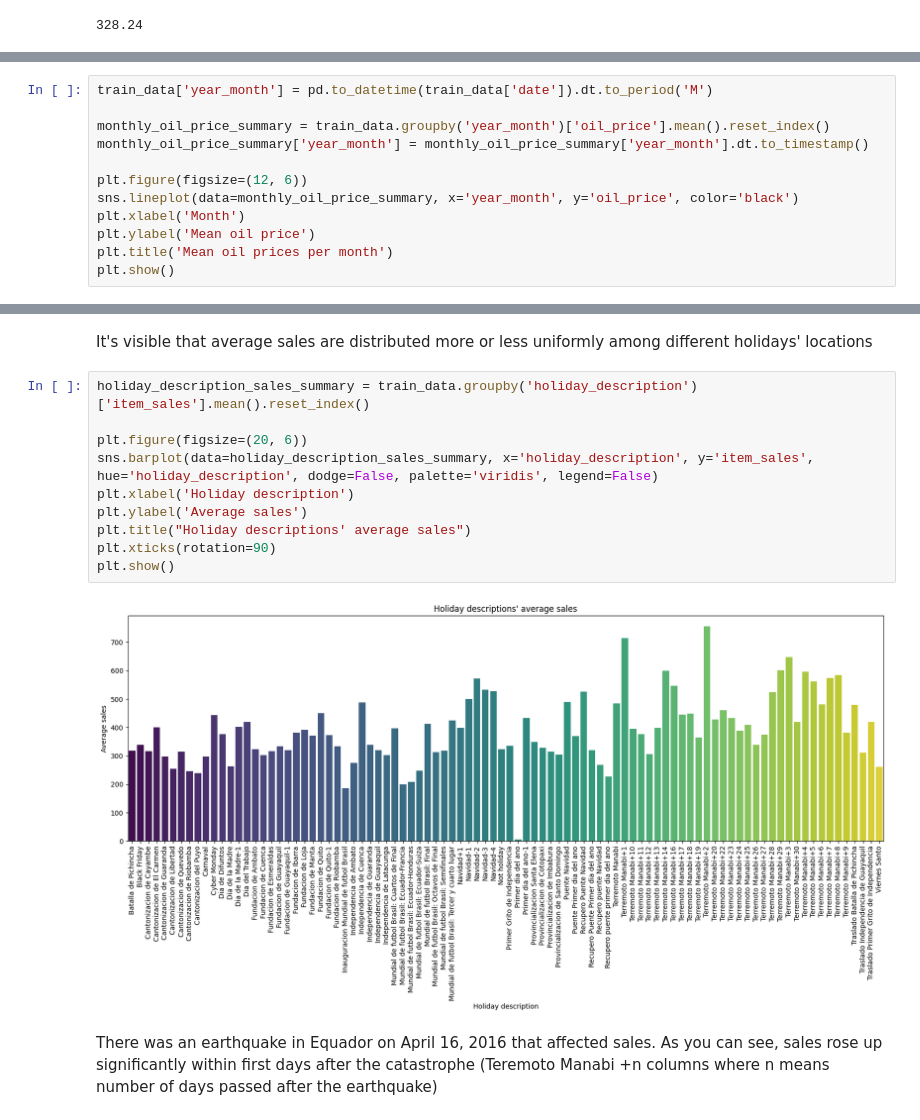
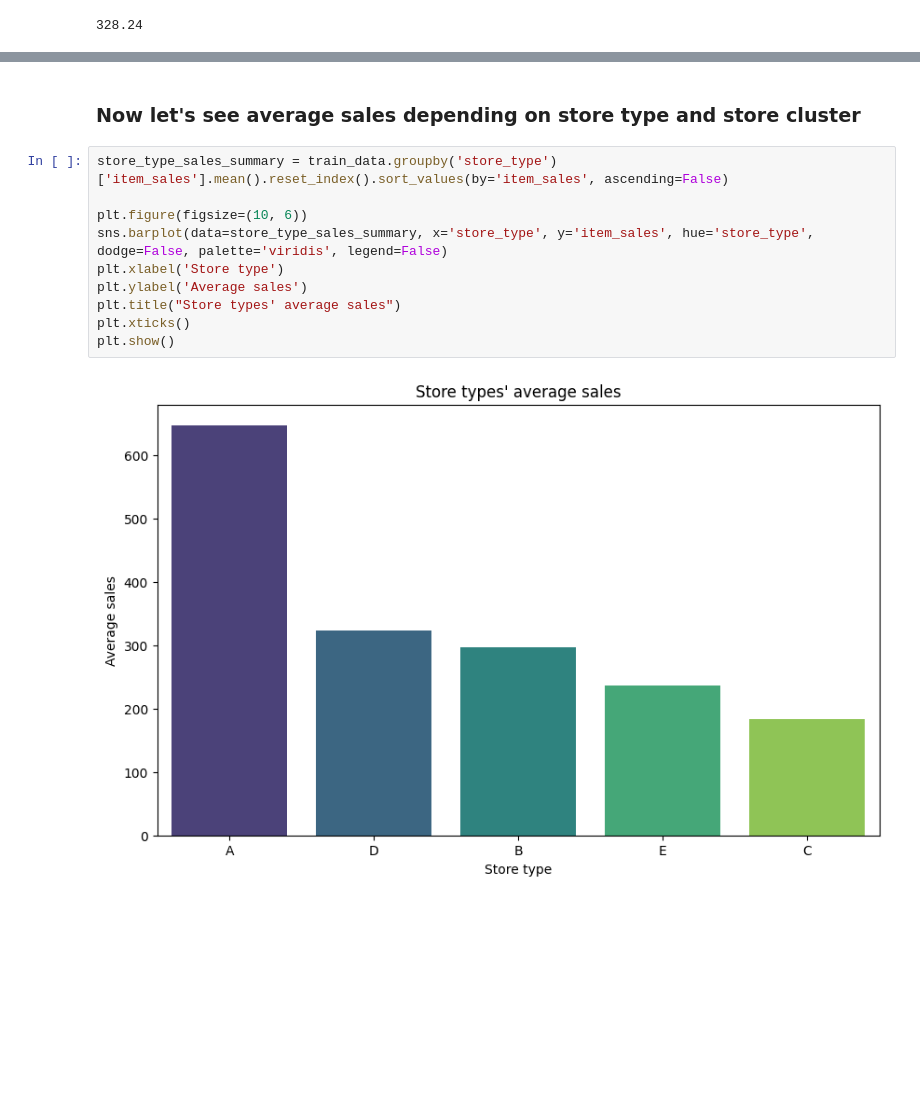
Before and after one commit to StanislavYatsevich/Store_Sales, a Jupyter notebook: notebooks/EDA.ipynb, the cells around one changed output, grey strips where cells are left out. Saved outputs shown, nothing was run; the diff lists cells and outputs as text; blank space fills up the shorter version.

```diff
--- a/notebooks/EDA.ipynb
+++ b/notebooks/EDA.ipynb
@@ -407,12 +333,0 @@ Now let's see the oil prices' dependency on time
-# %%
-train_data['year_month'] = pd.to_datetime(train_data['date']).dt.to_period('M')
-
-monthly_oil_price_summary = train_data.groupby('year_month')['oil_price'].mean().reset_index()
-monthly_oil_price_summary['year_month'] = monthly_oil_price_summary['year_month'].dt.to_timestamp()
-
-plt.figure(figsize=(12, 6))
-sns.lineplot(data=monthly_oil_price_summary, x='year_month', y='oil_price', color='black')
-plt.xlabel('Month')
-plt.ylabel('Mean oil price')
-plt.title('Mean oil prices per month')
-plt.show()
@@ -465,16 +334,14 @@ plt.show()
-# %% [markdown]
-It's visible that average sales are distributed more or less uniformly among different holidays' locations
-# %%
-holiday_description_sales_summary = train_data.groupby('holiday_description')['item_sales'].mean().reset_index()
-
-plt.figure(figsize=(20, 6))
-sns.barplot(data=holiday_description_sales_summary, x='holiday_description', y='item_sales', hue='holiday_description', dodge=False, palette='viridis', legend=False)
-plt.xlabel('Holiday description')
-plt.ylabel('Average sales')
-plt.title("Holiday descriptions' average sales")
-plt.xticks(rotation=90)
-plt.show()
-# %% [output]
-[figure, removed]
-# %% [markdown]
-There was an earthquake in Equador on April 16, 2016 that affected sales. As you can see, sales rose up significantly within first days after the catastrophe (Teremoto Manabi +n columns where n means number of days passed after the earthquake)
+# %% [markdown]
+### Now let's see average sales depending on store type and store cluster
+# %%
+store_type_sales_summary = train_data.groupby('store_type')['item_sales'].mean().reset_index().sort_values(by='item_sales', ascending=False)
+
+plt.figure(figsize=(10, 6))
+sns.barplot(data=store_type_sales_summary, x='store_type', y='item_sales', hue='store_type', dodge=False, palette='viridis', legend=False)
+plt.xlabel('Store type')
+plt.ylabel('Average sales')
+plt.title("Store types' average sales")
+plt.xticks()
+plt.show()
+# %% [output]
+[figure, added]
```
Also changed, not shown: parts of 57 cells of this notebook.
